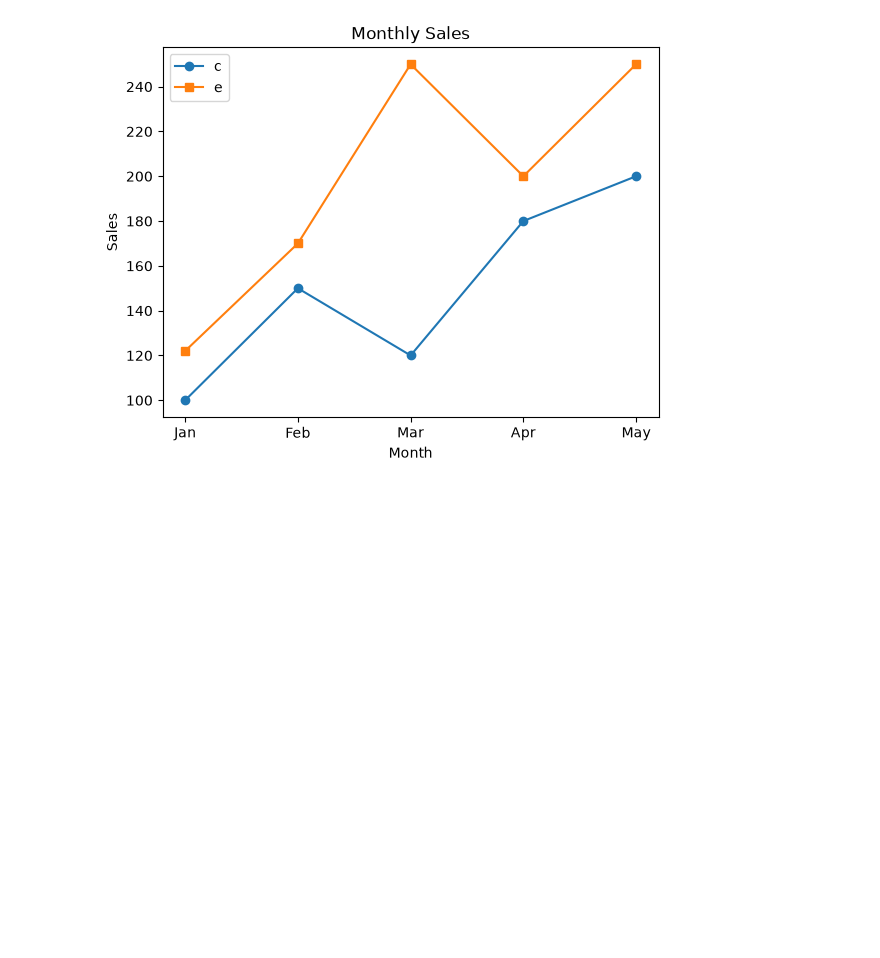
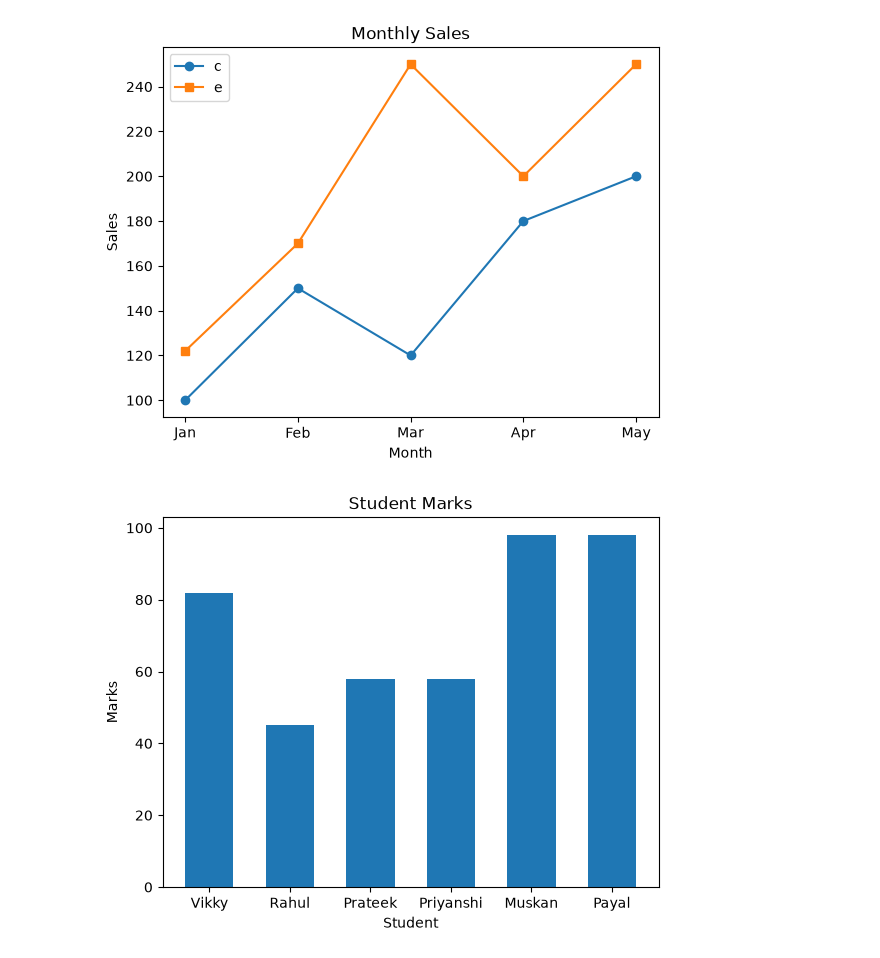
Before and after one commit to Princej-24/DV-PYTHON, a Jupyter notebook: MatPlotLib/matplotlib.ipynb, the cells around one changed output. Cells and saved outputs as stored; diff of their text form; code cells hidden in the pictures; blank space fills up the shorter version.

```diff
--- a/MatPlotLib/matplotlib.ipynb
+++ b/MatPlotLib/matplotlib.ipynb
@@ -47,3 +47,15 @@ plt.legend("center")
 plt.show()
 # %% [output]
 [figure]
+# %%
+import matplotlib.pyplot as plt
+students=["Vikky","Rahul","Prateek","Priyanshi","Muskan","Payal"]
+marks=[82,45,58,58,98,98]
+
+plt.bar(students,marks,width=0.6)
+plt.title("Student Marks")
+plt.xlabel("Student")
+plt.ylabel("Marks")
+plt.show()
+# %% [output]
+[figure, added]
```
Also changed, not shown: parts of 3 cells of this notebook.
